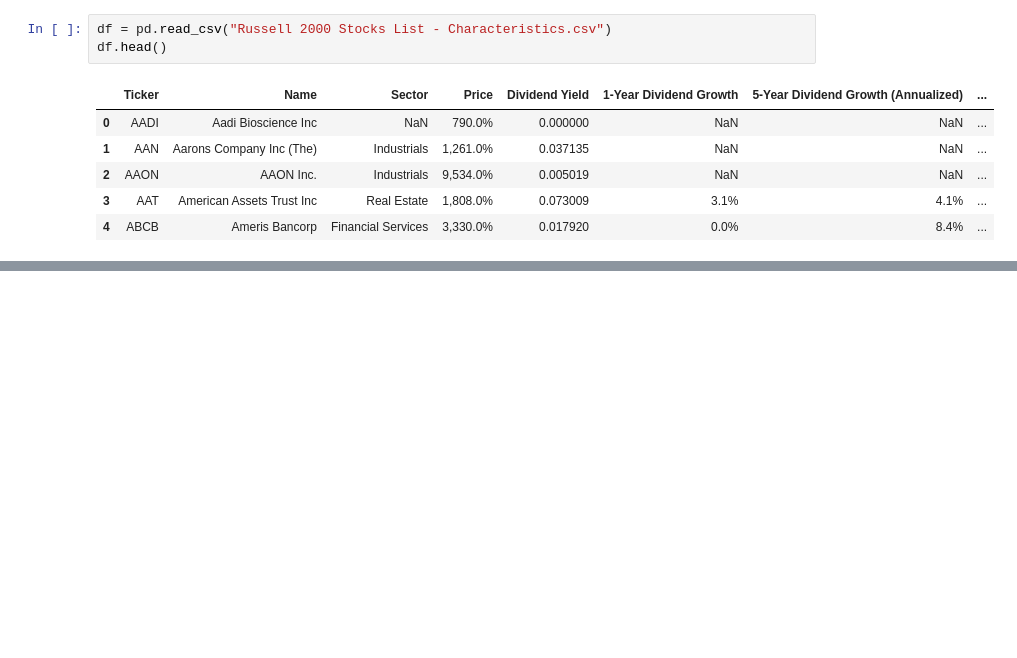
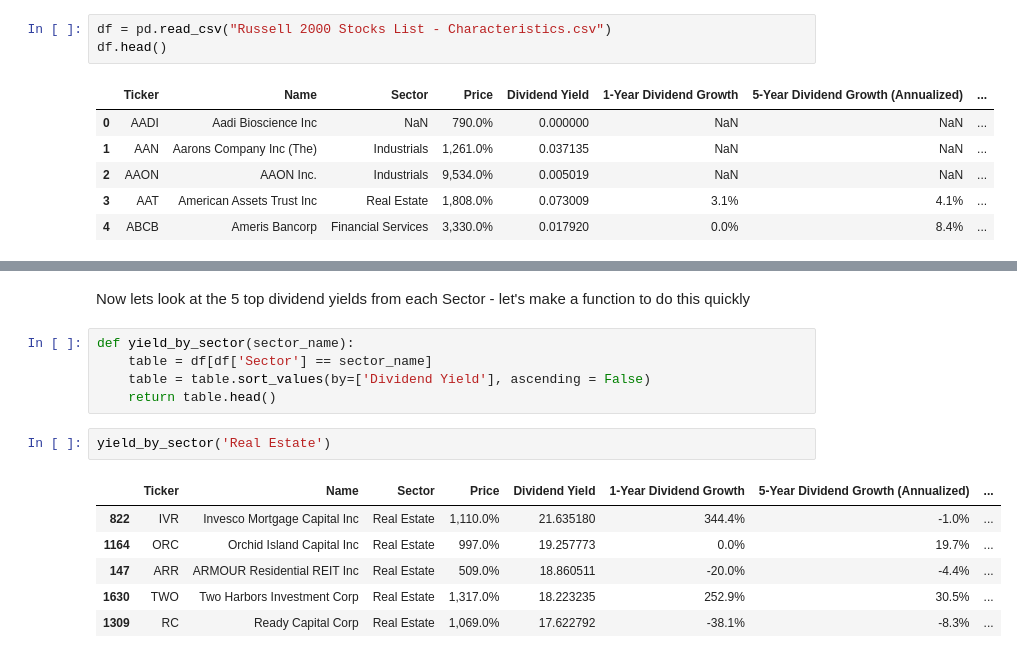
Before and after one commit to edy1482/Russel-2000, a Jupyter notebook: Dividend-Analysis.ipynb, the cells around one changed output, grey strips where cells are left out. Drawn from its saved outputs; the diff is of its cells as text; blank space fills up the shorter version.

```diff
--- a/Dividend-Analysis.ipynb
+++ b/Dividend-Analysis.ipynb
@@ -34,0 +58,16 @@ A lot of these are real estate companies - I want to avoid sector risk so lets f
+# %% [markdown]
+Now lets look at the 5 top dividend yields from each Sector - let's make a function to do this quickly
+# %%
+def yield_by_sector(sector_name):
+    table = df[df['Sector'] == sector_name]
+    table = table.sort_values(by=['Dividend Yield'], ascending = False)
+    return table.head()
+# %%
+yield_by_sector('Real Estate')
+# %% [output]
+|  | Ticker | Name | Sector | Price | Dividend Yield | 1-Year Dividend Growth | 5-Year Dividend Growth (Annualized) | ... |
+| 822 | IVR | Invesco Mortgage Capital Inc | Real Estate | 1,110.0% | 21.635180 | 344.4% | -1.0% | ... |
+| 1164 | ORC | Orchid Island Capital Inc | Real Estate | 997.0% | 19.257773 | 0.0% | 19.7% | ... |
+| 147 | ARR | ARMOUR Residential REIT Inc | Real Estate | 509.0% | 18.860511 | -20.0% | -4.4% | ... |
+| 1630 | TWO | Two Harbors Investment Corp | Real Estate | 1,317.0% | 18.223235 | 252.9% | 30.5% | ... |
+| 1309 | RC | Ready Capital Corp | Real Estate | 1,069.0% | 17.622792 | -38.1% | -8.3% | ... |
```
Also changed, not shown: parts of 10 cells of this notebook.
